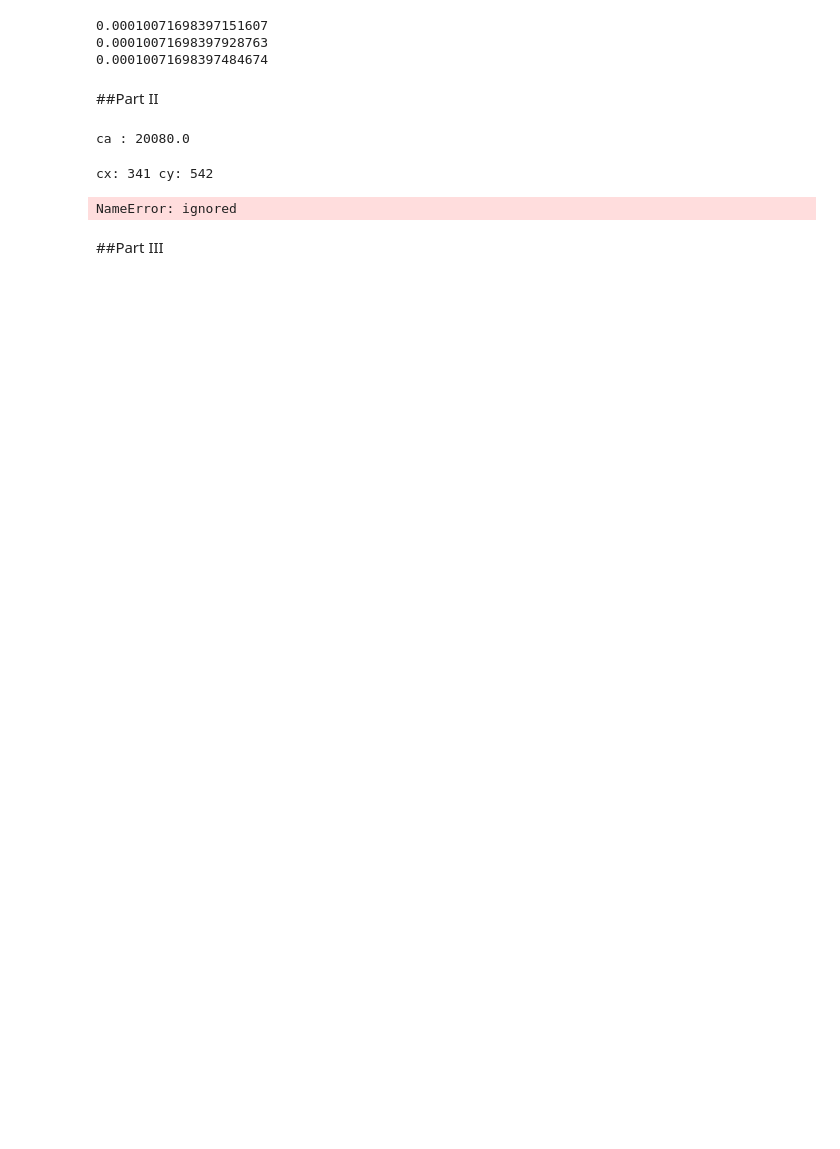
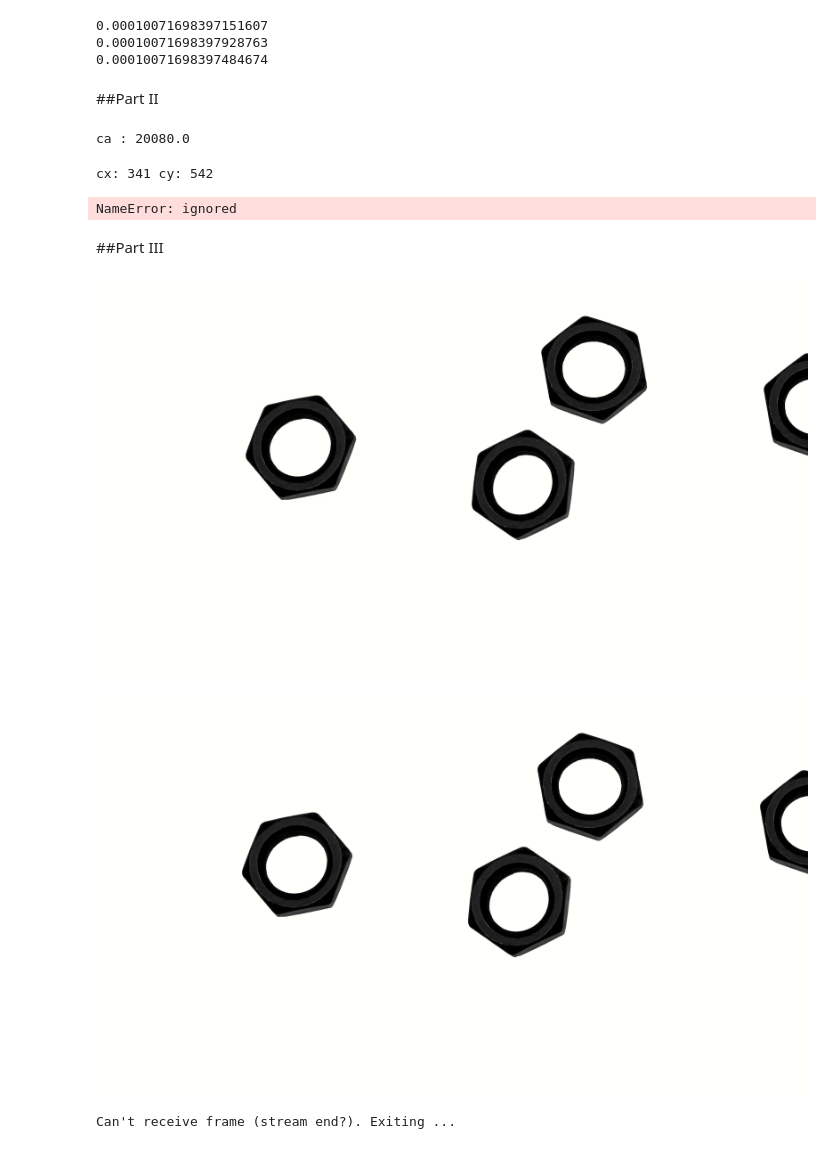
Before and after one commit to RansikaG/Machine-Vision, a Jupyter notebook: Assignment 5/Object Counting on a Conveyor belt.ipynb, the cells around one changed output. Drawn from its saved outputs; the diff is of its cells as text; code cells hidden in the pictures; blank space fills up the shorter version.

```diff
--- a/Assignment 5/Object Counting on a Conveyor belt.ipynb
+++ b/Assignment 5/Object Counting on a Conveyor belt.ipynb
@@ -247,0 +266,16 @@ assert is_new(a, b, delta, i) == False, " Check the function "
+# %%
+cap = cv.VideoCapture('/content/belt/Assignment 5/conveyor_two_frame.mp4') # give the correct path here
+while cap.isOpened():
+  ret, frame = cap.read()
+  if not ret:
+    print("Can't receive frame (stream end?). Exiting ...")
+    break
+  cv2_imshow(frame)
+  if cv.waitKey(1) == ord('q'):
+    break
+cap.release()
+cv.destroyAllWindows()
+# %% [output]
+[figure, added]
+[figure, added]
+Can't receive frame (stream end?). Exiting ...
```
Also changed, not shown: parts of 4 cells of this notebook.
